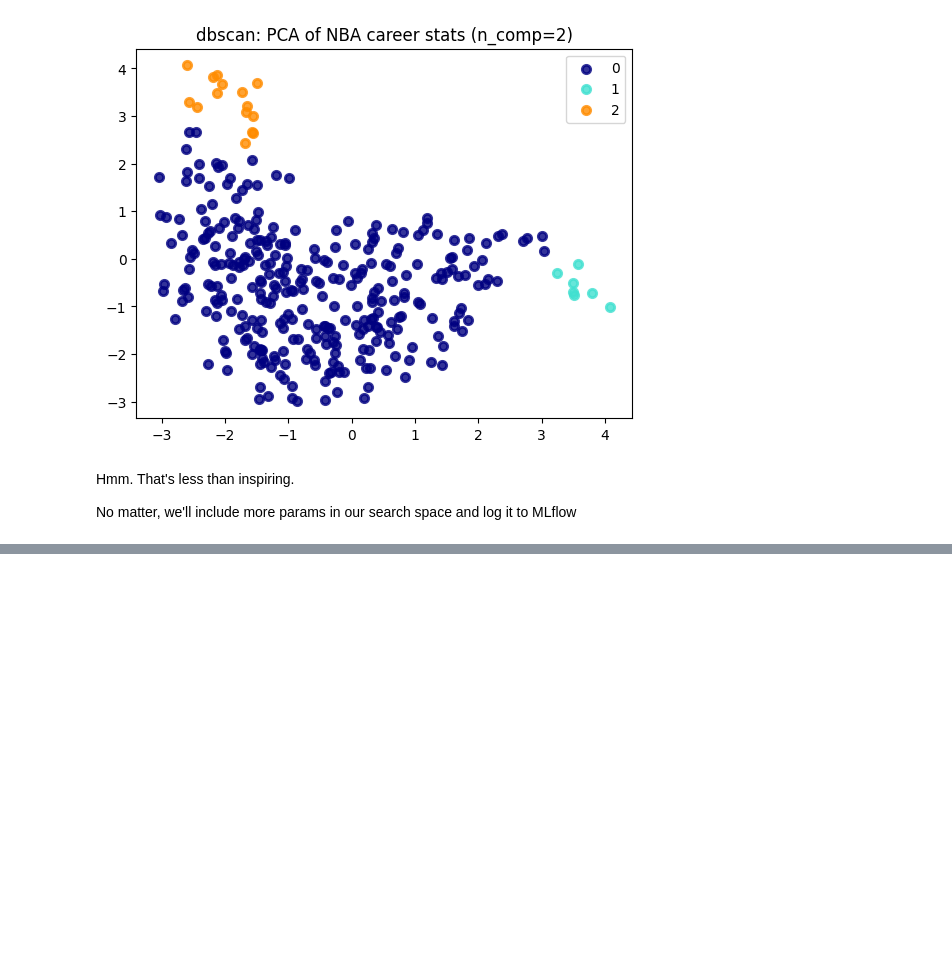
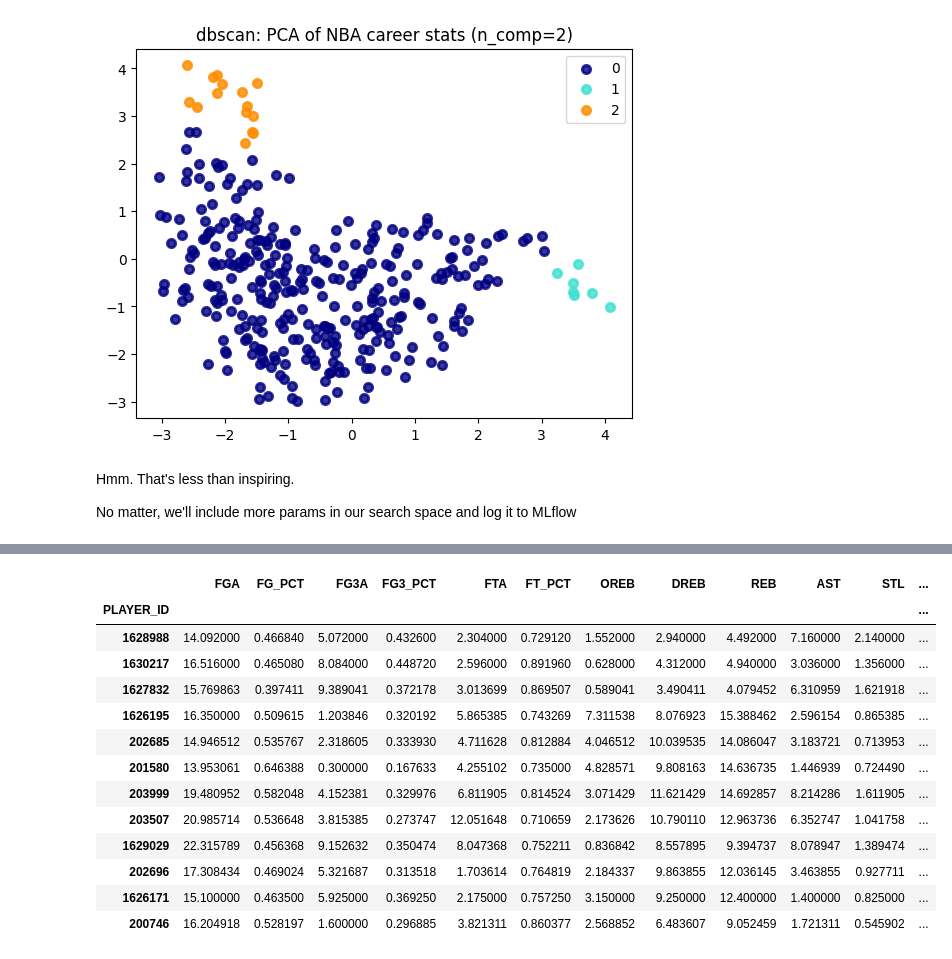
Before and after one commit to vykuang/nba-stats-streamlit, a Jupyter notebook: notebooks/model.ipynb, the cells around one changed output, grey strips where cells are left out. Drawn from its saved outputs; the diff is of its cells as text; code cells hidden in the pictures; blank space fills up the shorter version.

Commit message:
reveal label meaning WIP

```diff
--- a/notebooks/model.ipynb
+++ b/notebooks/model.ipynb
@@ -438,0 +443,8 @@ No matter, we'll include more params in our search space and log it to MLflow
+# %%
+label_preds = knn_pipe.predict(df)
+
+data = df.copy()
+
+data["label_pred"] = label_preds
+data["pts_ast_reb"] = np.sum([data.PTS, data.DREB, data.OREB, data.AST], axis=0)
+data.head()
@@ -438,0 +461,9 @@ No matter, we'll include more params in our search space and log it to MLflow
+# %%
+from nba_api.stats.static import players
+
+players_active = players.get_active_players()
+player_map = {player["id"]: player["full_name"] for player in players_active}
+
+data["full_name"] = [player_map[player_id] for player_id in list(data.index)]
+
+data.head()
@@ -438,0 +480,8 @@ No matter, we'll include more params in our search space and log it to MLflow
+# %%
+df_labels = []
+for label in np.unique(label_preds):
+    df_agg = (
+        data.groupby("label_pred").get_group(label).nlargest(n=3, columns="pts_ast_reb")
+    )
+    df_labels.append(df_agg)
+    print(f"label: {label}\nplayers:{df_agg.full_name}")
@@ -438,0 +506,18 @@ No matter, we'll include more params in our search space and log it to MLflow
+# %%
+df_labels_merge = pd.concat(df_labels, axis=0)
+df_labels_merge
+# %% [output]
+|  | FGA | FG_PCT | FG3A | FG3_PCT | FTA | FT_PCT | OREB | DREB | REB | AST | STL | ... |
+| PLAYER_ID |  |  |  |  |  |  |  |  |  |  |  | ... |
+| 1628988 | 14.092000 | 0.466840 | 5.072000 | 0.432600 | 2.304000 | 0.729120 | 1.552000 | 2.940000 | 4.492000 | 7.160000 | 2.140000 | ... |
+| 1630217 | 16.516000 | 0.465080 | 8.084000 | 0.448720 | 2.596000 | 0.891960 | 0.628000 | 4.312000 | 4.940000 | 3.036000 | 1.356000 | ... |
+| 1627832 | 15.769863 | 0.397411 | 9.389041 | 0.372178 | 3.013699 | 0.869507 | 0.589041 | 3.490411 | 4.079452 | 6.310959 | 1.621918 | ... |
+| 1626195 | 16.350000 | 0.509615 | 1.203846 | 0.320192 | 5.865385 | 0.743269 | 7.311538 | 8.076923 | 15.388462 | 2.596154 | 0.865385 | ... |
+| 202685 | 14.946512 | 0.535767 | 2.318605 | 0.333930 | 4.711628 | 0.812884 | 4.046512 | 10.039535 | 14.086047 | 3.183721 | 0.713953 | ... |
+| 201580 | 13.953061 | 0.646388 | 0.300000 | 0.167633 | 4.255102 | 0.735000 | 4.828571 | 9.808163 | 14.636735 | 1.446939 | 0.724490 | ... |
+| 203999 | 19.480952 | 0.582048 | 4.152381 | 0.329976 | 6.811905 | 0.814524 | 3.071429 | 11.621429 | 14.692857 | 8.214286 | 1.611905 | ... |
+| 203507 | 20.985714 | 0.536648 | 3.815385 | 0.273747 | 12.051648 | 0.710659 | 2.173626 | 10.790110 | 12.963736 | 6.352747 | 1.041758 | ... |
+| 1629029 | 22.315789 | 0.456368 | 9.152632 | 0.350474 | 8.047368 | 0.752211 | 0.836842 | 8.557895 | 9.394737 | 8.078947 | 1.389474 | ... |
+| 202696 | 17.308434 | 0.469024 | 5.321687 | 0.313518 | 1.703614 | 0.764819 | 2.184337 | 9.863855 | 12.036145 | 3.463855 | 0.927711 | ... |
+| 1626171 | 15.100000 | 0.463500 | 5.925000 | 0.369250 | 2.175000 | 0.757250 | 3.150000 | 9.250000 | 12.400000 | 1.400000 | 0.825000 | ... |
+| 200746 | 16.204918 | 0.528197 | 1.600000 | 0.296885 | 3.821311 | 0.860377 | 2.568852 | 6.483607 | 9.052459 | 1.721311 | 0.545902 | ... |
```
Also changed, not shown: parts of 10 cells of this notebook, 4 other files.
